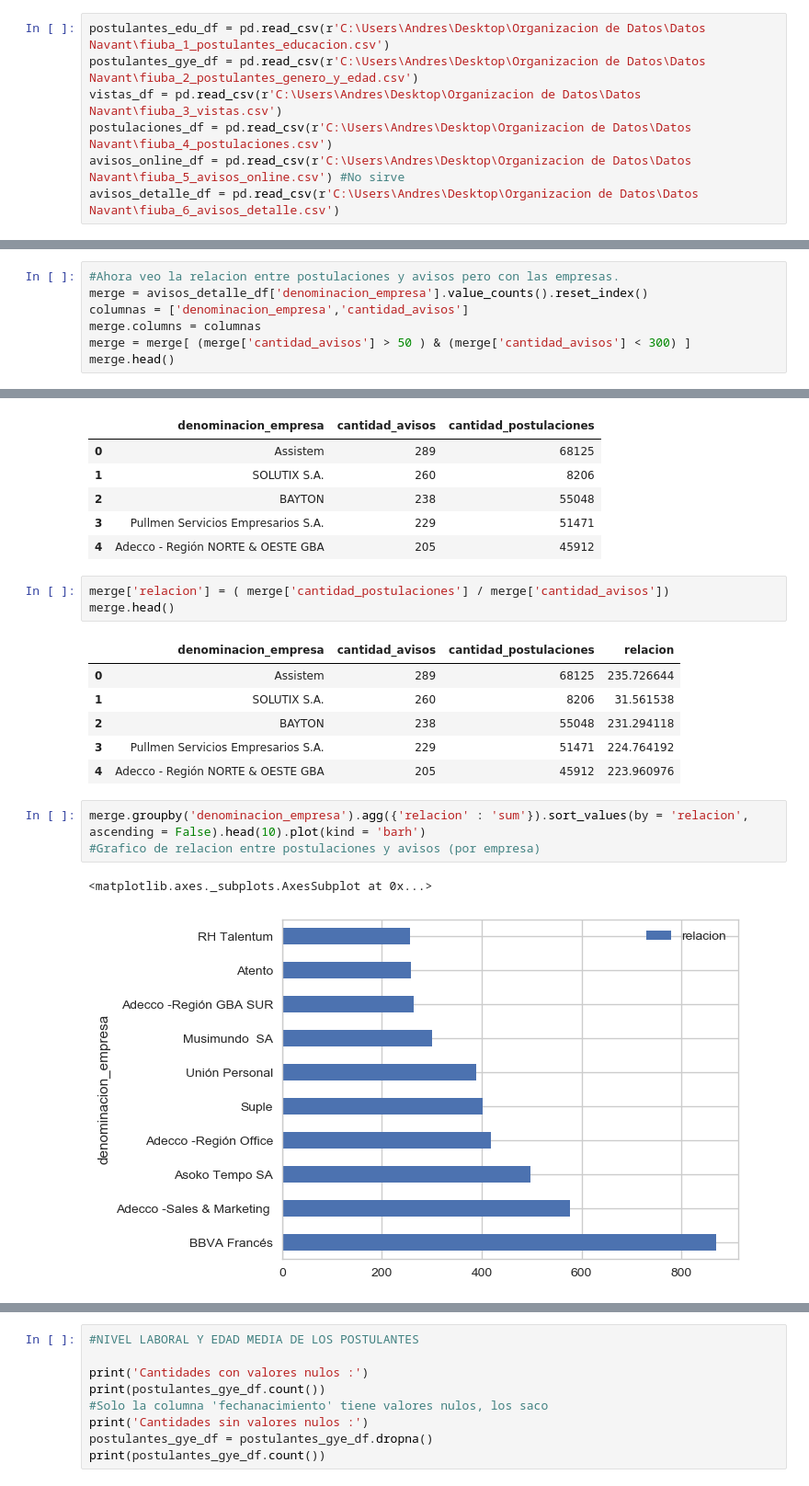
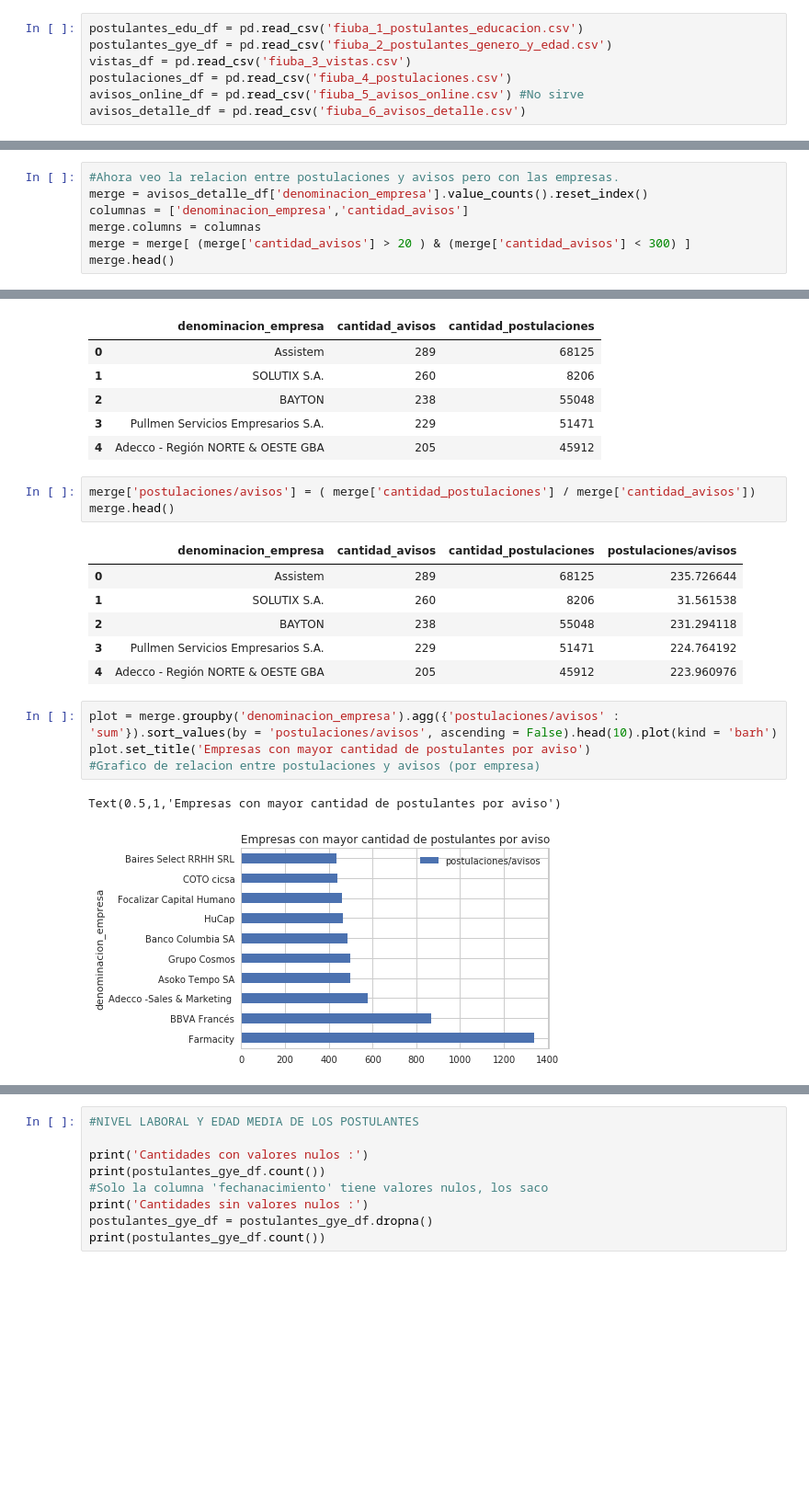
Before and after one commit to Andivisciglio/TP1-OrganizacionDeDatos-Grupo28, a Jupyter notebook: TP1.ipynb, the cells around one changed output, grey strips where cells are left out. Shown at 92% size. Drawn from its saved outputs; the diff is of its cells as text; blank space fills up the shorter version.

```diff
--- a/TP1.ipynb
+++ b/TP1.ipynb
@@ -12,12 +12,12 @@ plt.style.use('default') # haciendo los graficos un poco mas bonitos en matplotl
 
 sns.set(style="whitegrid") # seteando tipo de grid en seaborn
 # %%
-postulantes_edu_df = pd.read_csv(r'C:\Users\Andres\Desktop\Organizacion de Datos\Datos Navant\fiuba_1_postulantes_educacion.csv')
-postulantes_gye_df = pd.read_csv(r'C:\Users\Andres\Desktop\Organizacion de Datos\Datos Navant\fiuba_2_postulantes_genero_y_edad.csv')
-vistas_df = pd.read_csv(r'C:\Users\Andres\Desktop\Organizacion de Datos\Datos Navant\fiuba_3_vistas.csv')
-postulaciones_df = pd.read_csv(r'C:\Users\Andres\Desktop\Organizacion de Datos\Datos Navant\fiuba_4_postulaciones.csv')
-avisos_online_df = pd.read_csv(r'C:\Users\Andres\Desktop\Organizacion de Datos\Datos Navant\fiuba_5_avisos_online.csv') #No sirve
-avisos_detalle_df = pd.read_csv(r'C:\Users\Andres\Desktop\Organizacion de Datos\Datos Navant\fiuba_6_avisos_detalle.csv')
+postulantes_edu_df = pd.read_csv('fiuba_1_postulantes_educacion.csv')
+postulantes_gye_df = pd.read_csv('fiuba_2_postulantes_genero_y_edad.csv')
+vistas_df = pd.read_csv('fiuba_3_vistas.csv')
+postulaciones_df = pd.read_csv('fiuba_4_postulaciones.csv')
+avisos_online_df = pd.read_csv('fiuba_5_avisos_online.csv') #No sirve
+avisos_detalle_df = pd.read_csv('fiuba_6_avisos_detalle.csv')
 # %%
 merge_edu_gye_df = postulantes_edu_df.merge(postulantes_gye_df, on = 'idpostulante')
 vistas_df.rename(columns={'idAviso':'idaviso'}, inplace = True)
@@ -188,7 +199,7 @@ Text(0.5,1,'Top 10 Empresas Con Mas Postulaciones')
 merge = avisos_detalle_df['denominacion_empresa'].value_counts().reset_index()
 columnas = ['denominacion_empresa','cantidad_avisos']
 merge.columns = columnas
-merge = merge[ (merge['cantidad_avisos'] > 50 ) & (merge['cantidad_avisos'] < 300) ]
+merge = merge[ (merge['cantidad_avisos'] > 20 ) & (merge['cantidad_avisos'] < 300) ]
 merge.head()
 # %% [output]
 |  | denominacion_empresa | cantidad_avisos |
@@ -220,18 +231,19 @@ merge.head()
 | 3 | Pullmen Servicios Empresarios S.A. | 229 | 51471 |
 | 4 | Adecco - Región NORTE & OESTE GBA | 205 | 45912 |
 # %%
-merge['relacion'] = ( merge['cantidad_postulaciones'] / merge['cantidad_avisos'])
+merge['postulaciones/avisos'] = ( merge['cantidad_postulaciones'] / merge['cantidad_avisos'])
 merge.head()
 # %% [output]
-|  | denominacion_empresa | cantidad_avisos | cantidad_postulaciones | relacion |
+|  | denominacion_empresa | cantidad_avisos | cantidad_postulaciones | postulaciones/avisos |
 | 0 | Assistem | 289 | 68125 | 235.726644 |
 | 1 | SOLUTIX S.A. | 260 | 8206 | 31.561538 |
 | 2 | BAYTON | 238 | 55048 | 231.294118 |
 | 3 | Pullmen Servicios Empresarios S.A. | 229 | 51471 | 224.764192 |
 | 4 | Adecco - Región NORTE & OESTE GBA | 205 | 45912 | 223.960976 |
 # %%
-merge.groupby('denominacion_empresa').agg({'relacion' : 'sum'}).sort_values(by = 'relacion', ascending = False).head(10).plot(kind = 'barh')
+plot = merge.groupby('denominacion_empresa').agg({'postulaciones/avisos' : 'sum'}).sort_values(by = 'postulaciones/avisos', ascending = False).head(10).plot(kind = 'barh')
+plot.set_title('Empresas con mayor cantidad de postulantes por aviso')
 #Grafico de relacion entre postulaciones y avisos (por empresa)
 # %% [output]
-<matplotlib.axes._subplots.AxesSubplot at 0x...>
+Text(0.5,1,'Empresas con mayor cantidad de postulantes por aviso')
-[figure, old version]
+[figure, new version]
```
Also changed, not shown: parts of 16 cells of this notebook, 1 other file.
